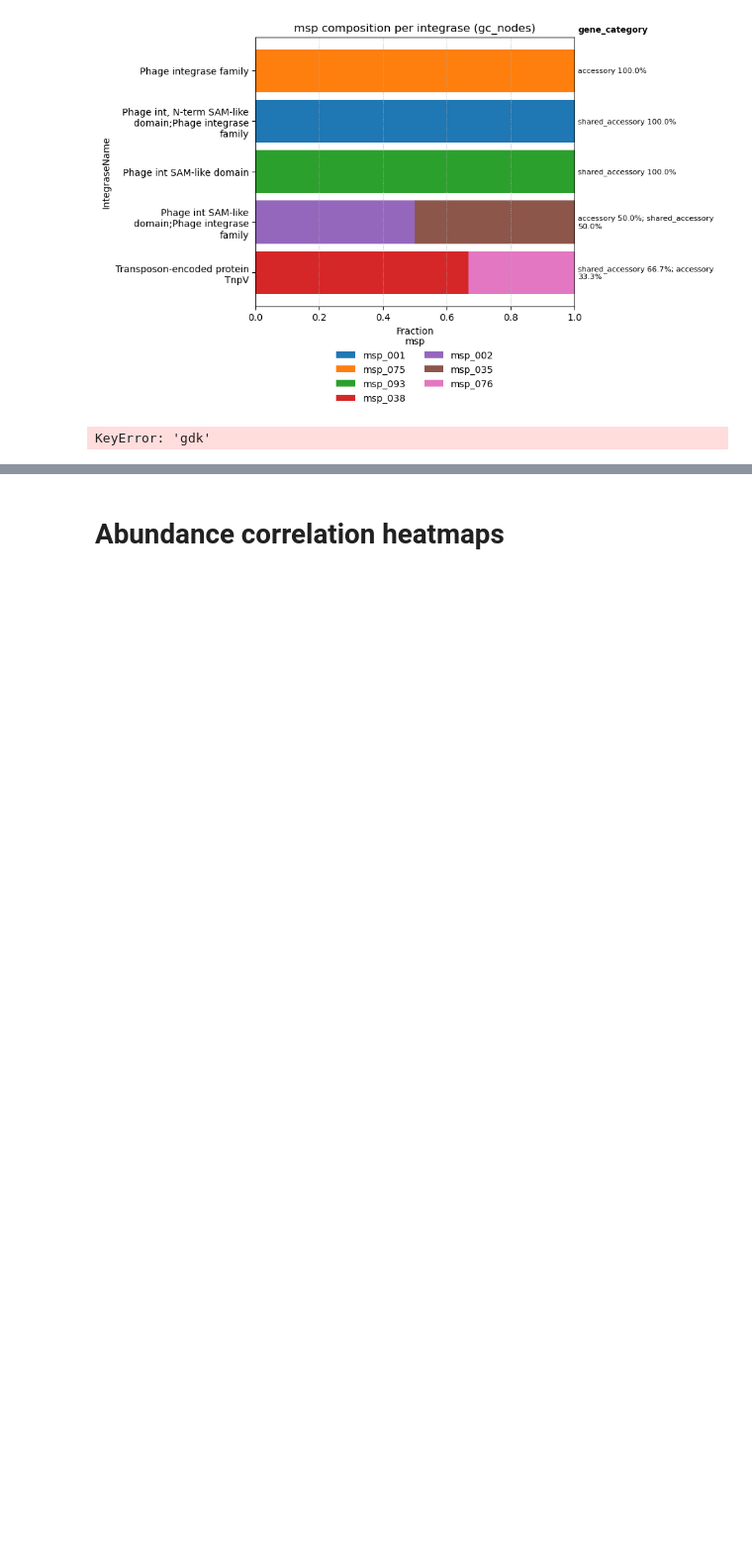
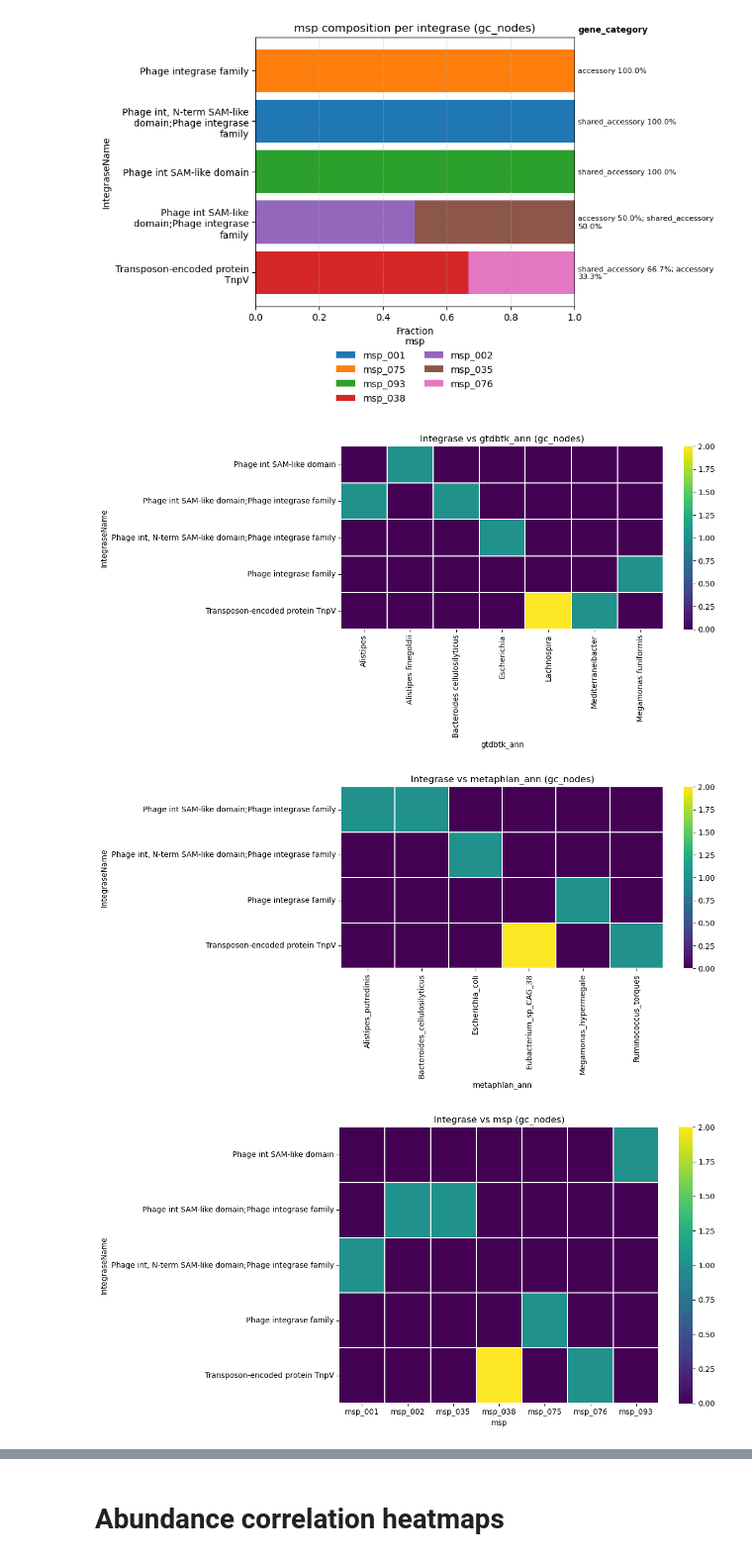
Before and after one commit to IngiumDev/bgc-subgraph-search, a Jupyter notebook: AMR_analysis/analyze_amr_integrase_node_prevalance.ipynb, the cells around one changed output, grey strips where cells are left out. Shown at 99% size. Saved outputs shown, nothing was run; the diff lists cells and outputs as text; code cells hidden in the pictures; blank space fills up the shorter version.

```diff
--- a/AMR_analysis/analyze_amr_integrase_node_prevalance.ipynb
+++ b/AMR_analysis/analyze_amr_integrase_node_prevalance.ipynb
@@ -772,36 +772,38 @@ import matplotlib.pyplot as plt
 def heatmap_integrase_vs_taxa(df, tax_col, top_taxa=30, min_count=1, value="gc_nodes"):
     d = df[df[tax_col] != "Not Annotated"].copy()
 
     if value == "graphs":
         # count unique graphs instead of gc nodes
         tab = (d.groupby(["IntegraseName", tax_col])["Graph"]
                  .nunique()
                  .reset_index(name="count"))
     else:
         tab = (d.groupby(["IntegraseName", tax_col])["gc_id"]
                  .nunique()
                  .reset_index(name="count"))
 
     # keep top taxa overall
     top = (tab.groupby(tax_col)["count"].sum().sort_values(ascending=False).head(top_taxa).index)
     tab = tab[tab[tax_col].isin(top) & (tab["count"] >= min_count)]
 
     mat = tab.pivot(index="IntegraseName", columns=tax_col, values="count").fillna(0)
 
     plt.figure(figsize=(12, max(6, 0.3 * mat.shape[0])))
     sns.heatmap(mat, cmap="viridis", linewidths=0.2)
     plt.title(f"Integrase vs {tax_col} ({value})")
     plt.xlabel(tax_col)
     plt.ylabel("IntegraseName")
     plt.tight_layout()
     plt.show()
 
-heatmap_integrase_vs_taxa(integrase_tax_df, "gdk", top_taxa=25, value="gc_nodes")
-heatmap_integrase_vs_taxa(integrase_tax_df, "taxphlan", top_taxa=25, value="gc_nodes")
+heatmap_integrase_vs_taxa(integrase_tax_df, "gtdbtk_ann", top_taxa=25, value="gc_nodes")
+heatmap_integrase_vs_taxa(integrase_tax_df, "metaphlan_ann", top_taxa=25, value="gc_nodes")
 # for MSP, this is Integrase vs MSP id:
 heatmap_integrase_vs_taxa(integrase_tax_df, "msp", top_taxa=25, value="gc_nodes")
 # %% [output]
-KeyError: 'gdk'
+[figure, added]
+[figure, added]
+[figure, added]
 # %%
 import seaborn as sns
 import matplotlib.pyplot as plt
```
Also changed, not shown: parts of 6 cells of this notebook.
